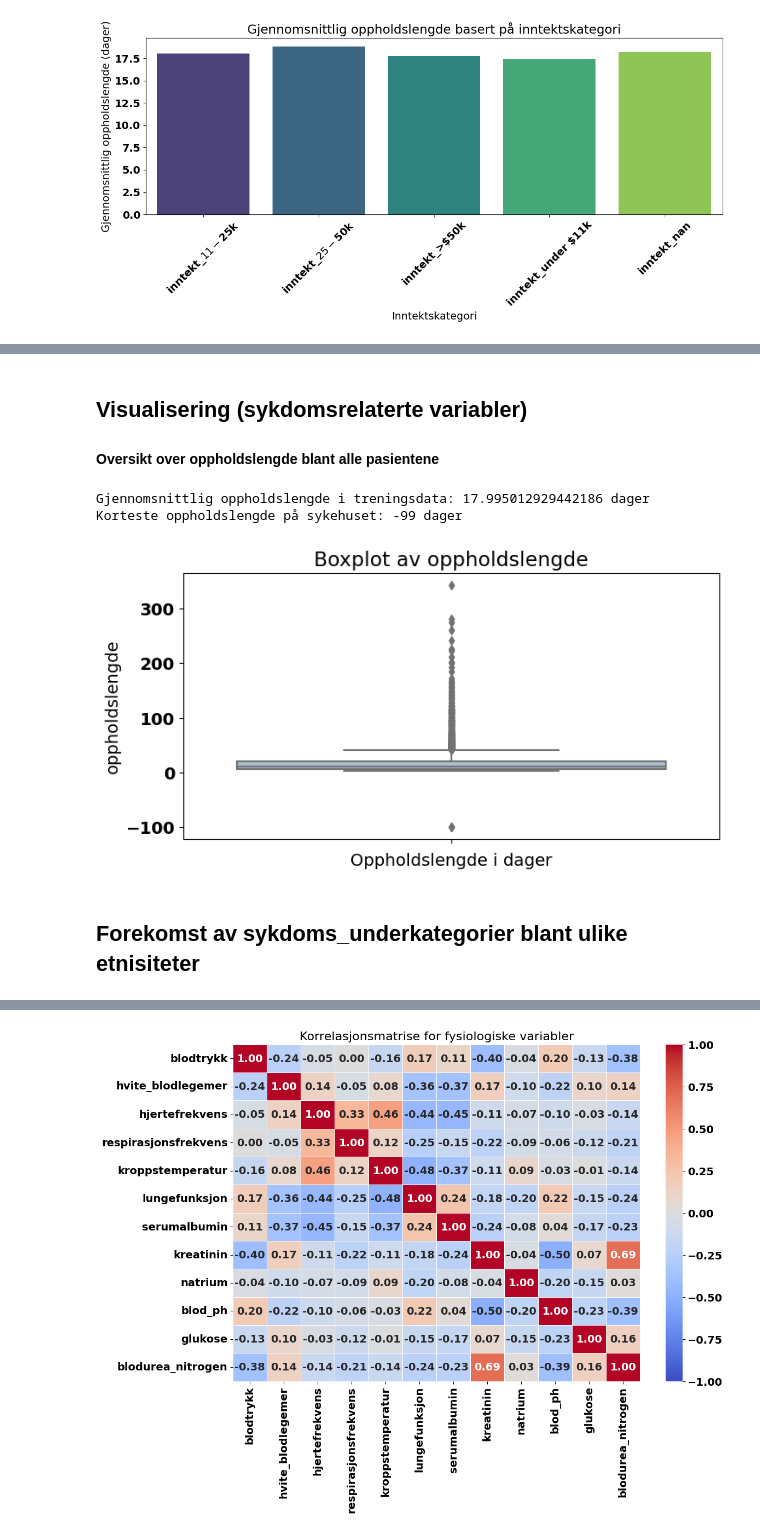
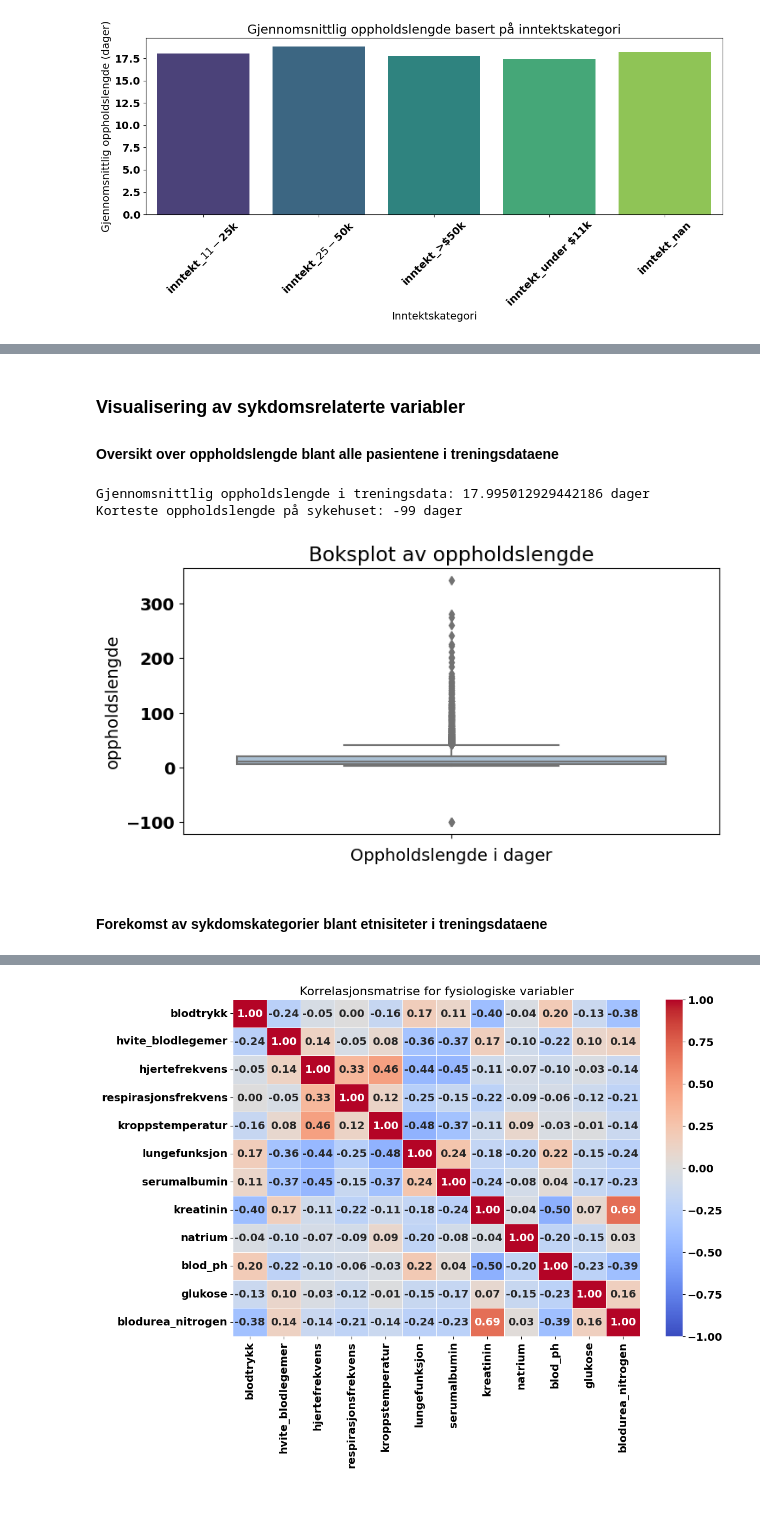
Before and after one commit to AnSloge/Predikasjon-av-oppholdslengde-p-sykehus, a Jupyter notebook: Ferdig_analyse.ipynb, the cells around one changed output, grey strips where cells are left out. Saved outputs shown, nothing was run; the diff lists cells and outputs as text; code cells hidden in the pictures; blank space fills up the shorter version.

```diff
--- a/Ferdig_analyse.ipynb
+++ b/Ferdig_analyse.ipynb
@@ -285,7 +279,7 @@ memory usage: 2.4+ MB
 
 Å konvertere kolonner fra objekt til numerisk format er en viktig del av datarengjøring og forberedelse før analysering og modellering. Det sikrer at dataene er i et format som kan brukes effektivt og korrekt av maskinlæringsalgoritmer og statistiske analyser.
 # %%
-# Konverterer kolonnene fra objekt til numerisk format. Denne forberedelsen er viktig før analyse og modellering.
+# # Konverterer kolonnene fra objekt til numerisk format. Denne forberedelsen er viktig før analyse og modellering.
 
-df[['dødsfall','antall_komorbiditeter' ,'koma_score' ,'adl_pasient' ,'adl_stedfortreder' ,'fysiologisk_score' ,'apache_fysiologisk_score', 'overlevelsesestimat_2mnd', 'overlevelsesestimat_6mnd','diabetes', 'demens', 'lege_overlevelsesestimat_2mnd','lege_overlevelsesestimat_6mnd', 'dnr_dag']] = df[['dødsfall', 'antall_komorbiditeter', 'koma_score', 'adl_pasient', 'adl_stedfortreder', 'fysiologisk_score','apache_fysiologisk_score' ,'overlevelsesestimat_2mnd', 'overlevelsesestimat_6mnd','diabetes', 'demens','lege_overlevelsesestimat_2mnd','lege_overlevelsesestimat_6mnd', 'dnr_dag']].apply(pd.to_numeric)
+# df[['dødsfall','antall_komorbiditeter' ,'koma_score' ,'adl_pasient' ,'adl_stedfortreder' ,'fysiologisk_score' ,'apache_fysiologisk_score', 'overlevelsesestimat_2mnd', 'overlevelsesestimat_6mnd','diabetes', 'demens', 'lege_overlevelsesestimat_2mnd','lege_overlevelsesestimat_6mnd', 'dnr_dag']] = df[['dødsfall', 'antall_komorbiditeter', 'koma_score', 'adl_pasient', 'adl_stedfortreder', 'fysiologisk_score','apache_fysiologisk_score' ,'overlevelsesestimat_2mnd', 'overlevelsesestimat_6mnd','diabetes', 'demens','lege_overlevelsesestimat_2mnd','lege_overlevelsesestimat_6mnd', 'dnr_dag']].apply(pd.to_numeric)
 # %% [markdown]
@@ -631,21 +521,19 @@ Index(['alder', 'utdanning', 'blodtrykk', 'hvite_blodlegemer',
 # %% [markdown]
-## Visualisering (sykdomsrelaterte variabler)
+### Visualisering av sykdomsrelaterte variabler
 
-#### Oversikt over oppholdslengde blant alle pasientene
+#### Oversikt over oppholdslengde blant alle pasientene i treningsdataene
 # %%
-# Oppholdslengde blant pasientene.
-
 print(f'Gjennomsnittlig oppholdslengde i treningsdata: {y_train.mean()} dager')
 print(f'Korteste oppholdslengde på sykehuset: {min(y_train)} dager')
 
 plt.figure(figsize=(8, 4))
 sns.boxplot(y=y_train, color='#A3C1DA')
 
-plt.title('Boxplot av oppholdslengde')
+plt.title('Boksplot av oppholdslengde')
 plt.xlabel('Oppholdslengde i dager')
 plt.show()
 # %% [output]
 Gjennomsnittlig oppholdslengde i treningsdata: 17.995012929442186 dager
 Korteste oppholdslengde på sykehuset: -99 dager
-[figure, old version]
+[figure, new version]
 # %%
@@ -656,5 +544,5 @@ y_train = y_train.where(y_train >= 0, median_oppholdslenge)
 y_val = y_val.where(y_val >= 0, median_oppholdslenge)
 y_test = y_test.where(y_test >= 0, median_oppholdslenge)
 # %% [markdown]
-## Forekomst av sykdoms_underkategorier blant ulike etnisiteter
+#### Forekomst av sykdomskategorier blant etnisiteter i treningsdataene
 # %%
```
Also changed, not shown: parts of 91 cells of this notebook, 2 other files.
